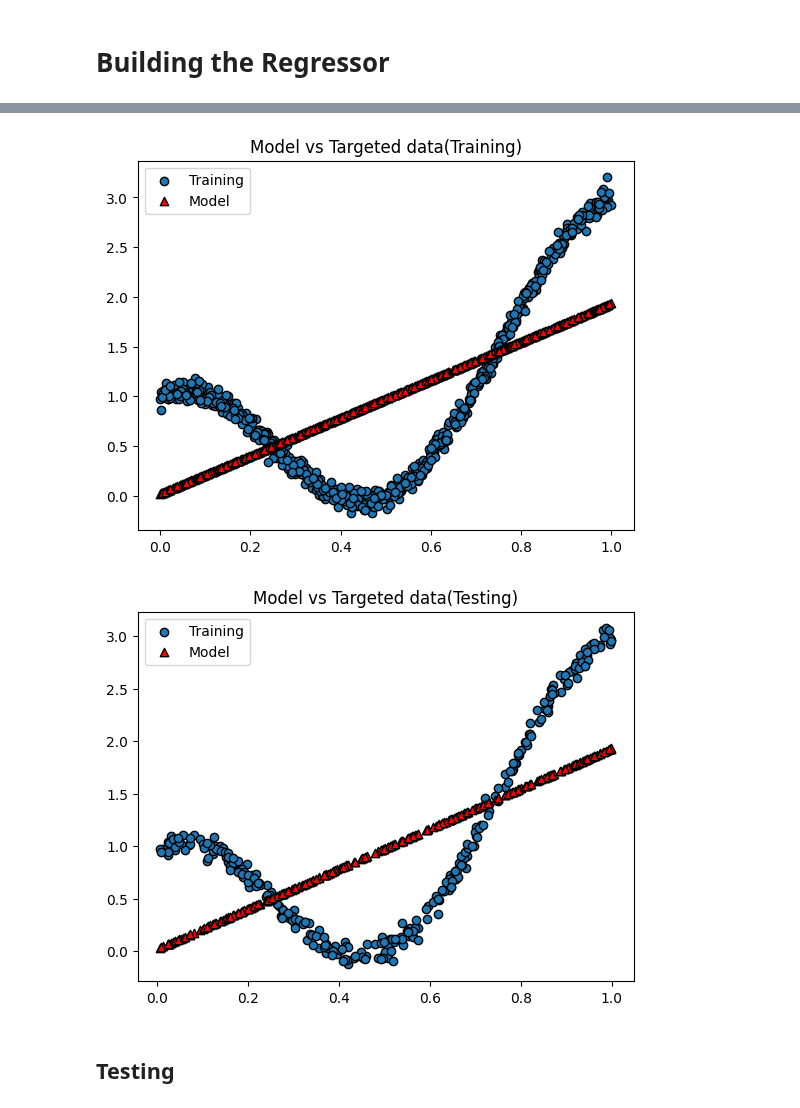
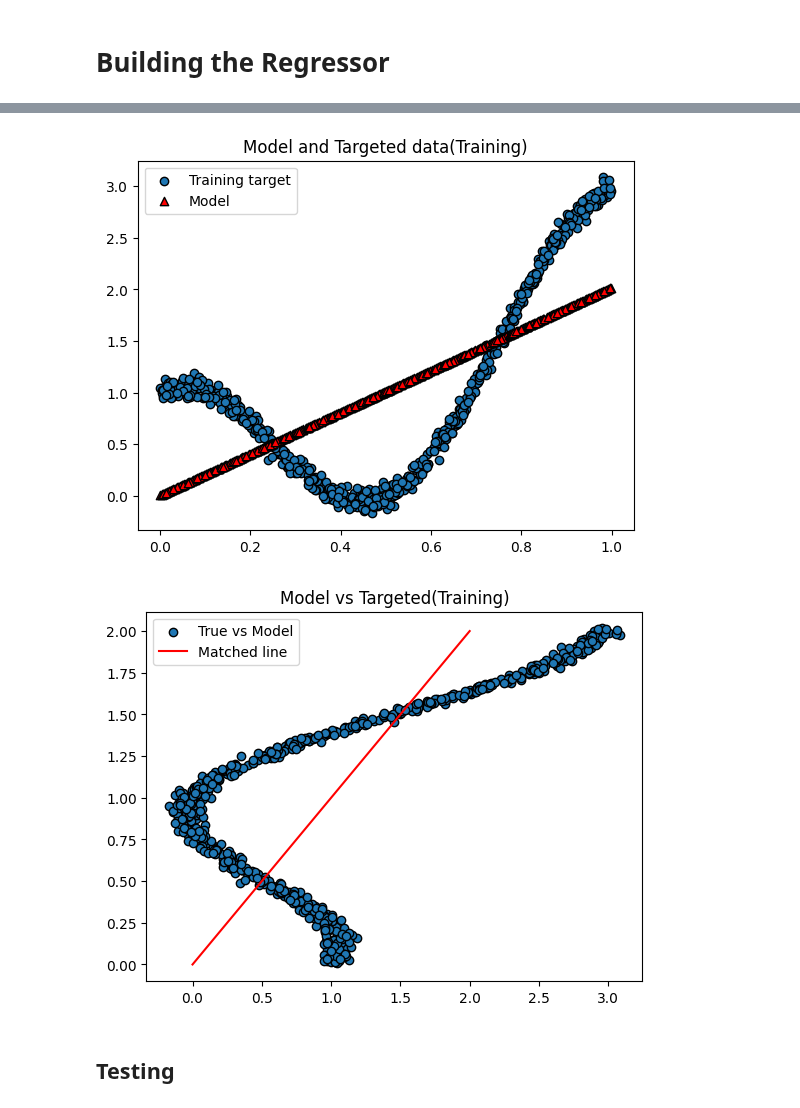
Before and after one commit to imraunav/Deep-Learning-and-Applications, a Jupyter notebook: regression_univariate.ipynb, the cells around one changed output, grey strips where cells are left out. Drawn from its saved outputs; the diff is of its cells as text; code cells hidden in the pictures.

```diff
--- a/regression_univariate.ipynb
+++ b/regression_univariate.ipynb
@@ -12,7 +12,7 @@ def train_test_split(data, training_ratio=0.7):
 # %% [markdown]
 # Regression for Univariate data
 # %%
-file = r'D:\Mtech_sem_2\DL\Assignment\Ass1__\Group10\Regression\UnivariateData\10.csv'
+file = '/Users/raunavghosh/Documents/DeepLearning/Assignments/ProgrammingAssignment1/Group10/Regression/UnivariateData/10.csv'
 # %%
 df = pd.read_csv(file, header=None)
 df.head()
@@ -71,11 +71,11 @@ pred = []
 for x in train_data[:, 0]:
     pred.append(regressor.predict_regress([x]))
 # %%
-plt.scatter(train_data[:, 0], train_data[:, 1], label='Training', edgecolors='black')
+plt.scatter(train_data[:, 0], train_data[:, 1], label='Training target', edgecolors='black')
 # plt.title('Training data for regression (Univariate data)')
 plt.scatter(train_data[:, 0], pred, label='Model', color='red', edgecolors='black', marker='^')
-plt.title('Model vs Targeted data(Training)')
+plt.title('Model and Targeted data(Training)')
 plt.legend()
 plt.show()
 # %% [output]
-[figure, old version]
+[figure, new version]
@@ -86,12 +82,11 @@ for x in test_data[:, 0]:
 # %%
-plt.scatter(test_data[:, 0], test_data[:, 1], label='Training', edgecolors='black')
-# plt.title('Training data for regression (Univariate data)')
-plt.scatter(test_data[:, 0], pred_test, label='Model', color='red', edgecolors='black', marker='^')
-plt.title('Model vs Targeted data(Testing)')
+plt.scatter(train_data[:, 1], pred, label='True vs Model', edgecolors='black')
+plt.plot([0,2], [0, 2], color='red', label='Matched line')
+plt.title('Model vs Targeted(Training)')
 plt.legend()
 plt.show()
 # %% [output]
-[figure, old version]
+[figure, new version]
 # %% [markdown]
 ## Testing
 # %%
```
Also changed, not shown: parts of 10 cells of this notebook, 1 other file.
